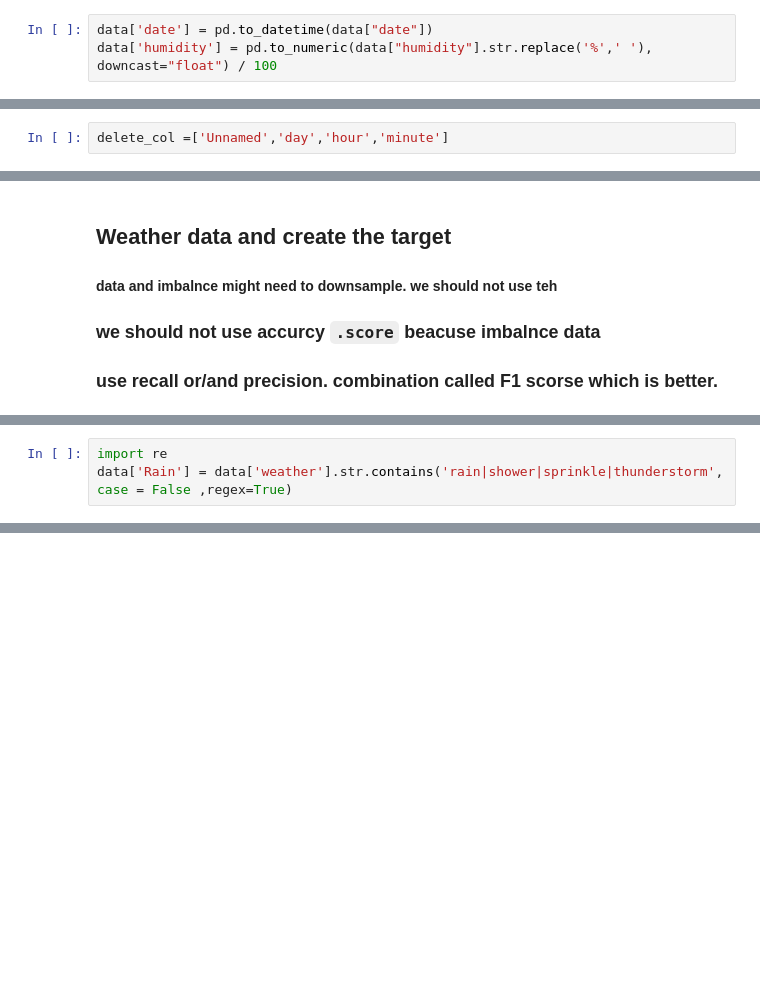
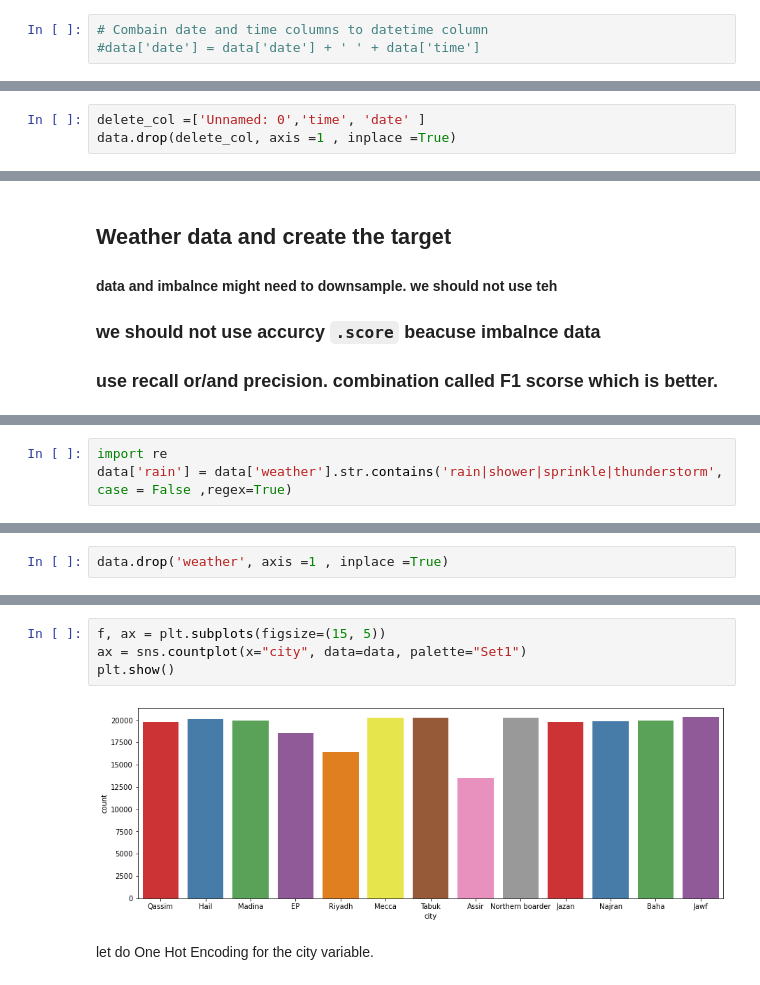
Before and after one commit to naiforfi/Bootcamp_repo, a Jupyter notebook: Saudi_Arabia_Rain.ipynb, the cells around one changed output, grey strips where cells are left out. Cells and saved outputs as stored; diff of their text form; blank space fills up the shorter version.

```diff
--- a/Saudi_Arabia_Rain.ipynb
+++ b/Saudi_Arabia_Rain.ipynb
@@ -49,3 +106,3 @@ It show that we have one float, 9 Integers and 5 objects data types.
 # %%
-data['date'] = pd.to_datetime(data["date"])
-data['humidity'] = pd.to_numeric(data["humidity"].str.replace('%',' '), downcast="float") / 100
+# Combain date and time columns to datetime column
+#data['date'] = data['date'] + ' ' + data['time']
@@ -92,3 +119,4 @@ Unnamed column in the index of the data and we do not need it because datafram h
 # %%
-delete_col =['Unnamed','day','hour','minute']
+delete_col =['Unnamed: 0','time', 'date' ]
+data.drop(delete_col, axis =1 , inplace =True)
 # %% [markdown]
@@ -239,3 +229,3 @@ Name: Rain, dtype: int64
 # %%
 import re
-data['Rain'] = data['weather'].str.contains('rain|shower|sprinkle|thunderstorm', case = False ,regex=True)
+data['rain'] = data['weather'].str.contains('rain|shower|sprinkle|thunderstorm', case = False ,regex=True)
@@ -270,0 +256,2 @@ SyntaxError: invalid syntax (80440395.py, line 1)
+# %%
+data.drop('weather', axis =1 , inplace =True)
@@ -270,0 +302,8 @@ SyntaxError: invalid syntax (80440395.py, line 1)
+# %%
+f, ax = plt.subplots(figsize=(15, 5))
+ax = sns.countplot(x="city", data=data, palette="Set1")
+plt.show()
+# %% [output]
+[figure, added]
+# %% [markdown]
+let do One Hot Encoding for the city variable.
```
Also changed, not shown: parts of 85 cells of this notebook.
